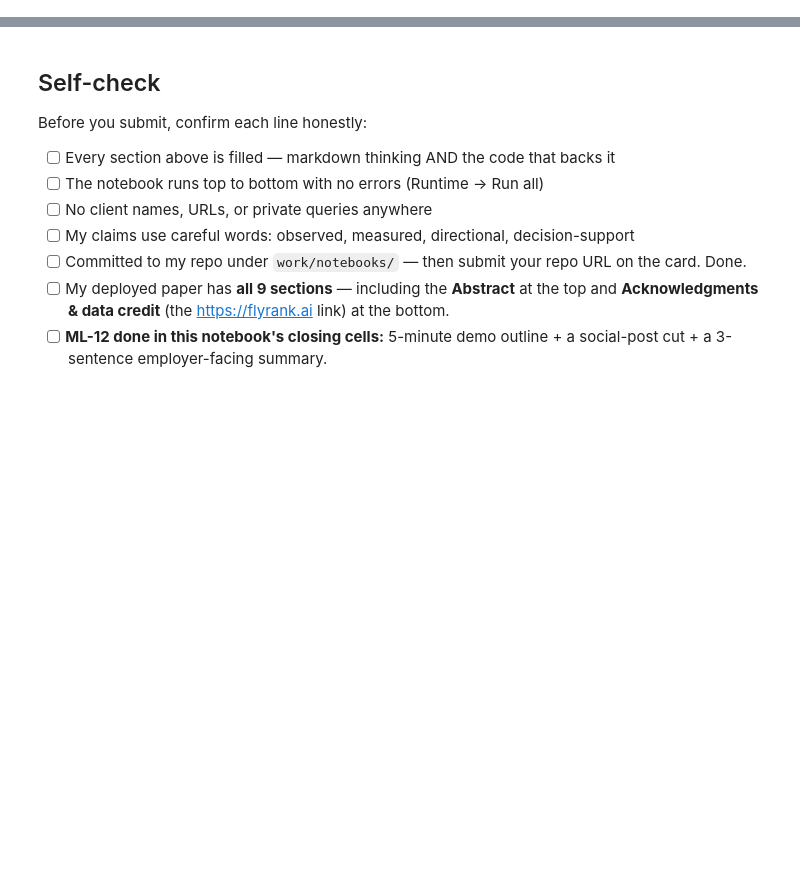
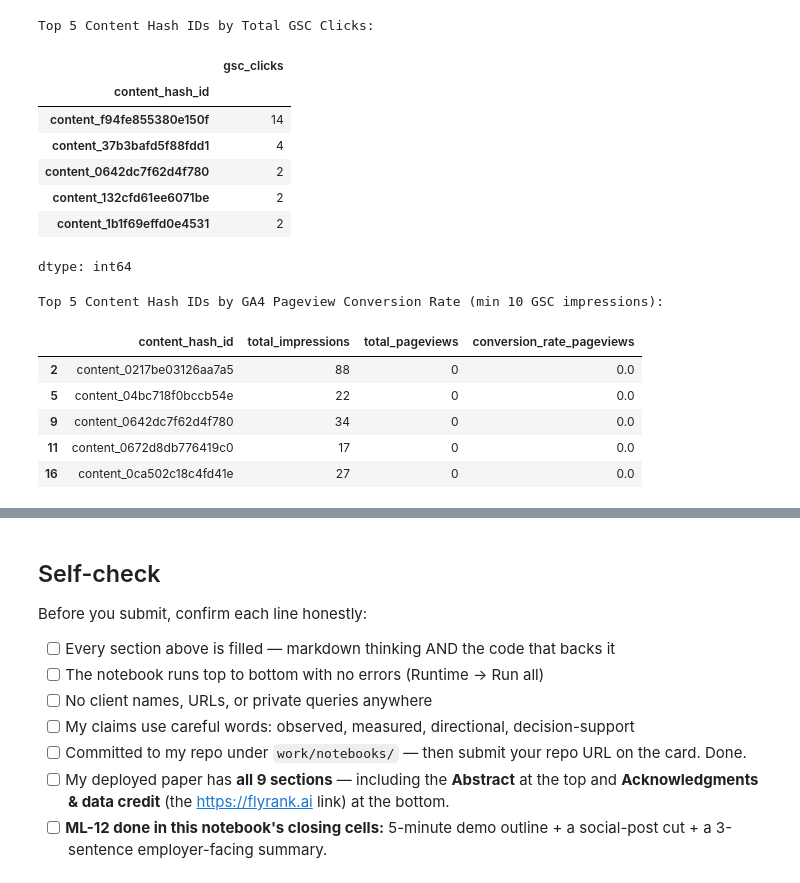
Before and after one commit to DaiyanNDahy/FlyRankInternML, a Jupyter notebook: work/notebooks/capstone.ipynb, the cells around one changed output, grey strips where cells are left out. Cells and saved outputs as stored; diff of their text form; code cells hidden in the pictures; blank space fills up the shorter version.

```diff
--- a/work/notebooks/capstone.ipynb
+++ b/work/notebooks/capstone.ipynb
@@ -36,0 +233,41 @@ This skeleton is yours to fill. Work the sections **in order** — each one has
+# %%
+# Identify top-performing content based on clicks and conversion rate
+
+# Group by content_hash_id to find top content
+if 'content_hash_id' in df.columns and 'gsc_clicks' in df.columns:
+    top_content_by_clicks = df.groupby('content_hash_id')['gsc_clicks'].sum().nlargest(5)
+    print("\nTop 5 Content Hash IDs by Total GSC Clicks:")
+    display(top_content_by_clicks)
+else:
+    print("Required columns for click-based content analysis (content_hash_id, gsc_clicks) not available.")
+
+# Identify top-performing content based on conversion rate (using ga4_pageviews as proxy)
+if 'content_hash_id' in df.columns and 'gsc_impressions' in df.columns and 'ga4_pageviews' in df.columns:
+    content_performance = df.groupby('content_hash_id').agg(
+        total_impressions=('gsc_impressions', 'sum'),
+        total_pageviews=('ga4_pageviews', 'sum')
+    ).reset_index()
+    content_performance['conversion_rate_pageviews'] = (content_performance['total_pageviews'] / content_performance['total_impressions']) * 100
+    # Filter out content with very few impressions to avoid misleading high rates
+    top_conversion_content = content_performance[content_performance['total_impressions'] > 10].nlargest(5, 'conversion_rate_pageviews')
+    print("\nTop 5 Content Hash IDs by GA4 Pageview Conversion Rate (min 10 GSC impressions):")
+    display(top_conversion_content)
+else:
+    print("Required columns for pageview conversion rate analysis (content_hash_id, gsc_impressions, ga4_pageviews) not fully available or suitable.")
+# %% [output]
+Top 5 Content Hash IDs by Total GSC Clicks:
+|  | gsc_clicks |
+| content_hash_id |  |
+| content_f94fe855380e150f | 14 |
+| content_37b3bafd5f88fdd1 | 4 |
+| content_0642dc7f62d4f780 | 2 |
+| content_132cfd61ee6071be | 2 |
+| content_1b1f69effd0e4531 | 2 |
+dtype: int64
+Top 5 Content Hash IDs by GA4 Pageview Conversion Rate (min 10 GSC impressions):
+|  | content_hash_id | total_impressions | total_pageviews | conversion_rate_pageviews |
+| 2 | content_0217be03126aa7a5 | 88 | 0 | 0.0 |
+| 5 | content_04bc718f0bccb54e | 22 | 0 | 0.0 |
+| 9 | content_0642dc7f62d4f780 | 34 | 0 | 0.0 |
+| 11 | content_0672d8db776419c0 | 17 | 0 | 0.0 |
+| 16 | content_0ca502c18c4fd41e | 27 | 0 | 0.0 |
```
Also changed, not shown: parts of 23 cells of this notebook.
